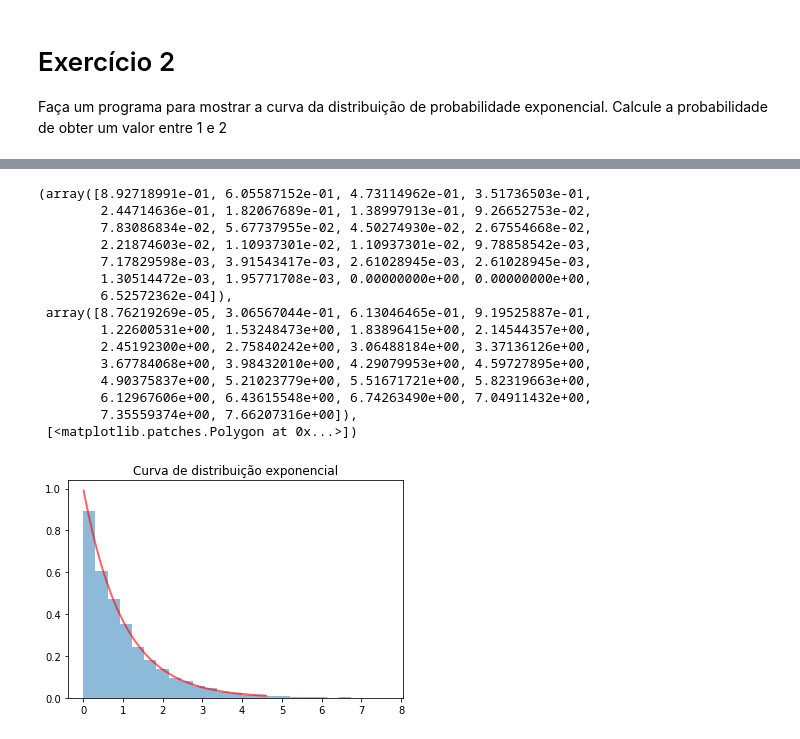
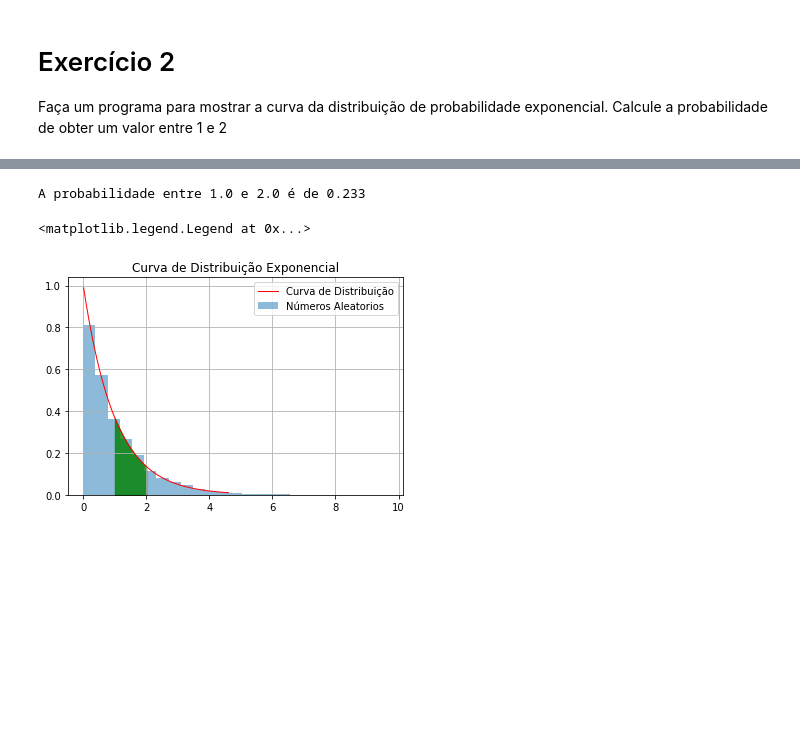
Before and after one commit to rhenandias/TE2D6, a Jupyter notebook: Atividade 1.ipynb, the cells around one changed output, grey strips where cells are left out. Cells and saved outputs as stored; diff of their text form; code cells hidden in the pictures; blank space fills up the shorter version.

```diff
--- a/Atividade 1.ipynb
+++ b/Atividade 1.ipynb
@@ -65,37 +42,44 @@ supported seed types are: None, int, float, str, bytes, and bytearray.
 # %%
 from scipy.stats import expon
 import matplotlib.pyplot as plt
 
 # Tamanho da amostra de dados
 n = 5000
 
 # Gera dados com a biblioteca Expon com distribuição exponencial
-data = np.linspace(expon.ppf(0.01), expon.ppf(0.99), 100)
+data = np.linspace(expon.ppf(0.01), expon.ppf(0.99), n)
 
 # Plota gráfico com a curva de distribuição exponencial
 plt.figure()
-plt.title("Curva de distribuição exponencial")
-plt.plot(data, expon.pdf(data),'r-', alpha=0.6, lw=2)
+plt.grid()
+plt.title("Curva de Distribuição Exponencial")
+plt.plot(data, expon.pdf(data),'r-', alpha=1, lw=1, label="Curva de Distribuição")
 
 # Gera um conjunto de dados aleatórios para comparar com a distribução
-random_data = expon.rvs(size=5000)
+random_data = expon.rvs(size=n)
 
 # Plota o histograma dos dados aleatórios para comparar com a curva de distribuição
-plt.hist(random_data, bins=25, density=True, histtype='stepfilled', alpha=0.5)
+plt.hist(random_data, bins=25, density=True, alpha=0.5, label="Números Aleatorios")
+
+# Calcula probabilidade entre "A" e "B"
+a = 1
+b = 2
+prob = expon.pdf(a) - expon.pdf(b)
+print(f'A probabilidade entre {a:.1f} e {b:.1f} é de {prob:.3f}')
+
+# Plota gráfico de probabilidade
+
+# Gera PDF com base nos dados de distribuição exponencial
+exp = expon.pdf(data)
+
+# Obtem os pontos que estão entre A e B
+px = data[(data>a)&(data<b)]
+
+# Plota o gráficom com a probabilidade
+plt.fill_between(px, exp[(data>a)&(data<b)],color='g',alpha=0.8)
+
+plt.legend(loc="upper right")
 # %% [output]
-(array([8.92718991e-01, 6.05587152e-01, 4.73114962e-01, 3.51736503e-01,
-        2.44714636e-01, 1.82067689e-01, 1.38997913e-01, 9.26652753e-02,
-        7.83086834e-02, 5.67737955e-02, 4.50274930e-02, 2.67554668e-02,
-        2.21874603e-02, 1.10937301e-02, 1.10937301e-02, 9.78858542e-03,
-        7.17829598e-03, 3.91543417e-03, 2.61028945e-03, 2.61028945e-03,
-        1.30514472e-03, 1.95771708e-03, 0.00000000e+00, 0.00000000e+00,
-        6.52572362e-04]),
- array([8.76219269e-05, 3.06567044e-01, 6.13046465e-01, 9.19525887e-01,
-        1.22600531e+00, 1.53248473e+00, 1.83896415e+00, 2.14544357e+00,
-        2.45192300e+00, 2.75840242e+00, 3.06488184e+00, 3.37136126e+00,
-        3.67784068e+00, 3.98432010e+00, 4.29079953e+00, 4.59727895e+00,
-        4.90375837e+00, 5.21023779e+00, 5.51671721e+00, 5.82319663e+00,
-        6.12967606e+00, 6.43615548e+00, 6.74263490e+00, 7.04911432e+00,
-        7.35559374e+00, 7.66207316e+00]),
- [<matplotlib.patches.Polygon at 0x...>])
+A probabilidade entre 1.0 e 2.0 é de 0.233
+<matplotlib.legend.Legend at 0x...>
-[figure, old version]
+[figure, new version]
```
Also changed, not shown: parts of 2 cells of this notebook.
